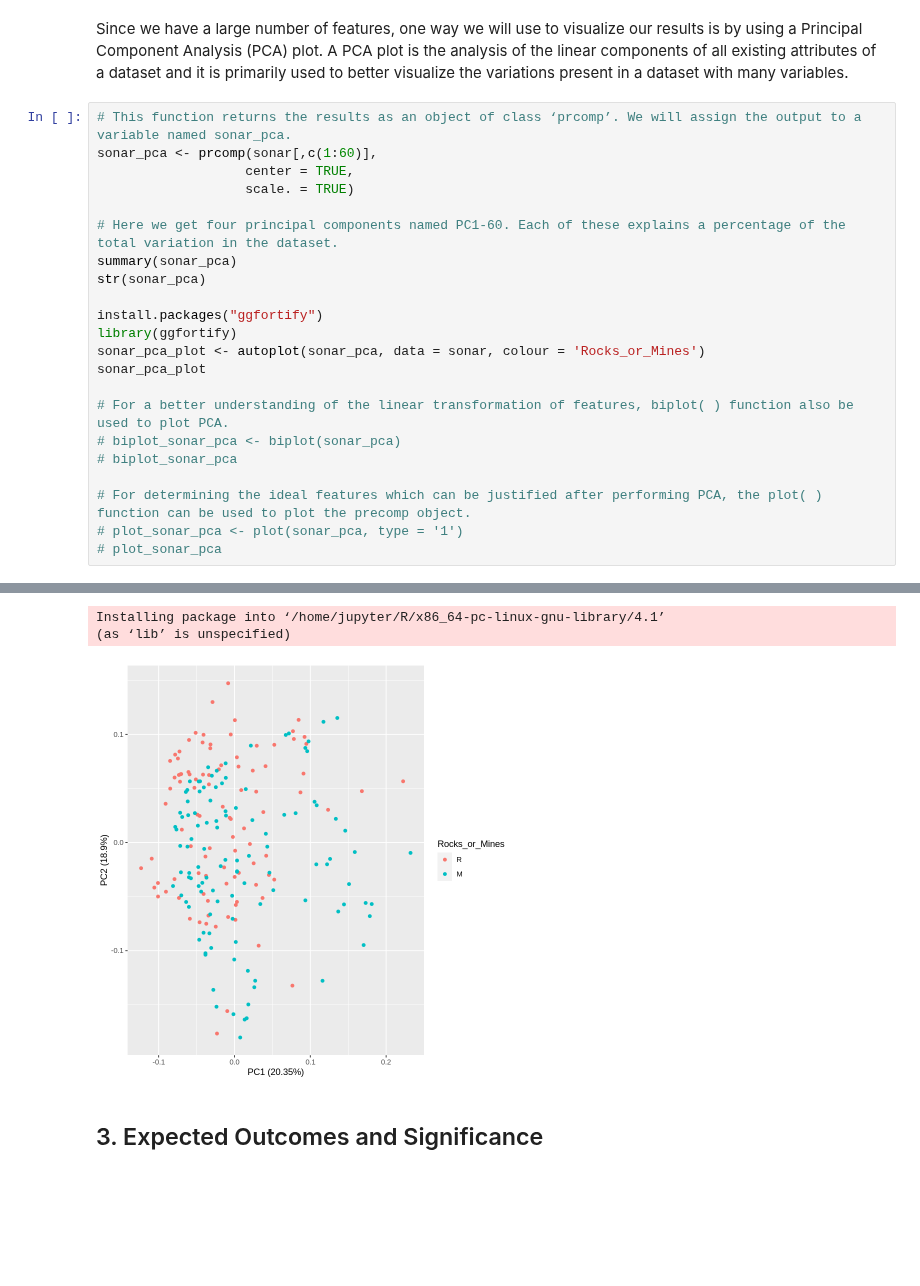
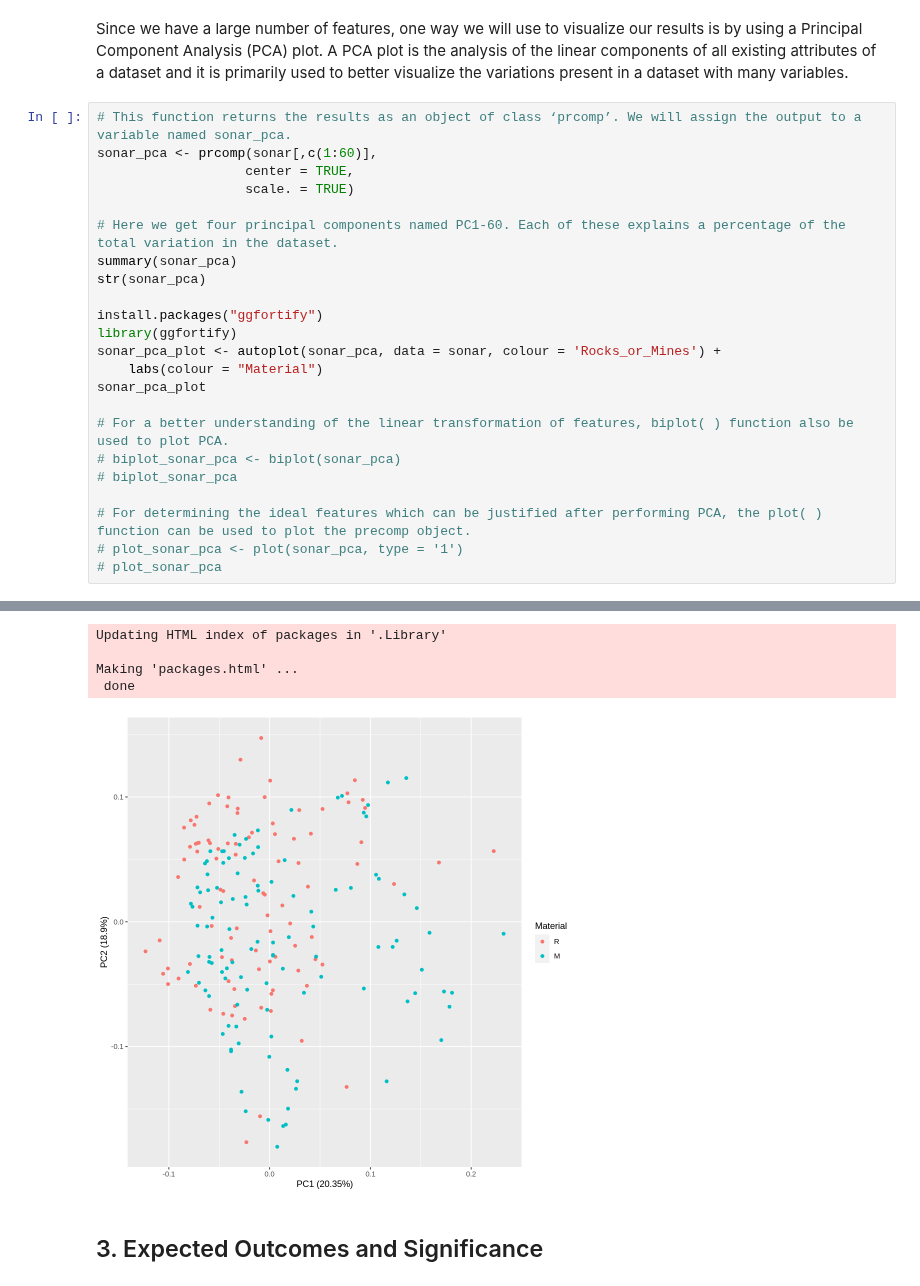
Before and after one commit to m2icocoa/group_project_team_6, a Jupyter notebook: proposal.ipynb, the cells around one changed output, grey strips where cells are left out. Saved outputs shown, nothing was run; the diff lists cells and outputs as text; blank space fills up the shorter version.

Commit message:
changed the legend

```diff
--- a/proposal.ipynb
+++ b/proposal.ipynb
@@ -329,7 +329,8 @@ str(sonar_pca)
 
 install.packages("ggfortify")
 library(ggfortify)
-sonar_pca_plot <- autoplot(sonar_pca, data = sonar, colour = 'Rocks_or_Mines')
+sonar_pca_plot <- autoplot(sonar_pca, data = sonar, colour = 'Rocks_or_Mines') +
+    labs(colour = "Material")
 sonar_pca_plot
 
 # For a better understanding of the linear transformation of features, biplot( ) function also be used to plot PCA.
@@ -345,36 +346,38 @@ Importance of components:
 Standard deviation     3.4940 3.3672 2.2649 1.84595 1.73328 1.56173 1.40264
 Proportion of Variance 0.2035 0.1890 0.0855 0.05679 0.05007 0.04065 0.03279
 Cumulative Proportion  0.2035 0.3924 0.4779 0.53473 0.58480 0.62545 0.65824
                            PC8     PC9    PC10    PC11    PC12    PC13    PC14
 Standard deviation     1.35199 1.24080 1.22256 1.11587 1.06827 1.02381 0.96078
 Proportion of Variance 0.03046 0.02566 0.02491 0.02075 0.01902 0.01747 0.01538
 Cumulative Proportion  0.68870 0.71436 0.73928 0.76003 0.77905 0.79652 0.81190
                           PC15    PC16    PC17    PC18    PC19    PC20    PC21
 Standard deviation     0.92557 0.90365 0.86068 0.83737 0.78643 0.76642 0.75263
 Proportion of Variance 0.01428 0.01361 0.01235 0.01169 0.01031 0.00979 0.00944
 ... (21 lines left out)
                           PC57    PC58    PC59    PC60
 Standard deviation     0.12160 0.10768 0.10597 0.08128
 Proportion of Variance 0.00025 0.00019 0.00019 0.00011
 Cumulative Proportion  0.99951 0.99970 0.99989 1.00000
 List of 5
  $ sdev    : num [1:60] 3.49 3.37 2.26 1.85 1.73 ...
  $ rotation: num [1:60, 1:60] 0.1364 0.1461 0.1157 0.0939 0.0553 ...
   ..- attr(*, "dimnames")=List of 2
   .. ..$ : chr [1:60] "AA_1" "AA_2" "AA_3" "AA_4" ...
   .. ..$ : chr [1:60] "PC1" "PC2" "PC3" "PC4" ...
  $ center  : Named num [1:60] 0.0292 0.0384 0.0438 0.0539 0.0752 ...
   ..- attr(*, "names")= chr [1:60] "AA_1" "AA_2" "AA_3" "AA_4" ...
  $ scale   : Named num [1:60] 0.023 0.033 0.0384 0.0465 0.0556 ...
   ..- attr(*, "names")= chr [1:60] "AA_1" "AA_2" "AA_3" "AA_4" ...
  $ x       : num [1:208, 1:60] 1.917 -0.479 3.85 4.586 -0.533 ...
   ..- attr(*, "dimnames")=List of 2
   .. ..$ : NULL
   .. ..$ : chr [1:60] "PC1" "PC2" "PC3" "PC4" ...
  - attr(*, "class")= chr "prcomp"
-Installing package into ‘/home/jupyter/R/x86_64-pc-linux-gnu-library/4.1’
-(as ‘lib’ is unspecified)
+Updating HTML index of packages in '.Library'
+
+Making 'packages.html' ...
+ done
-[figure, old version]
+[figure, new version]
 # %% [markdown]
 ## 3. Expected Outcomes and Significance
 # %% [markdown]
```
